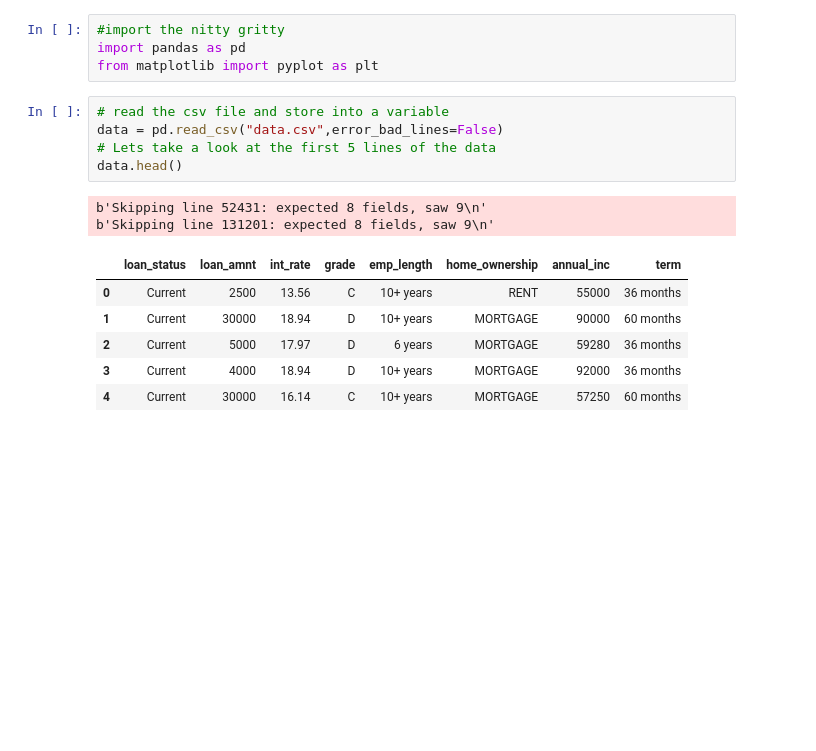
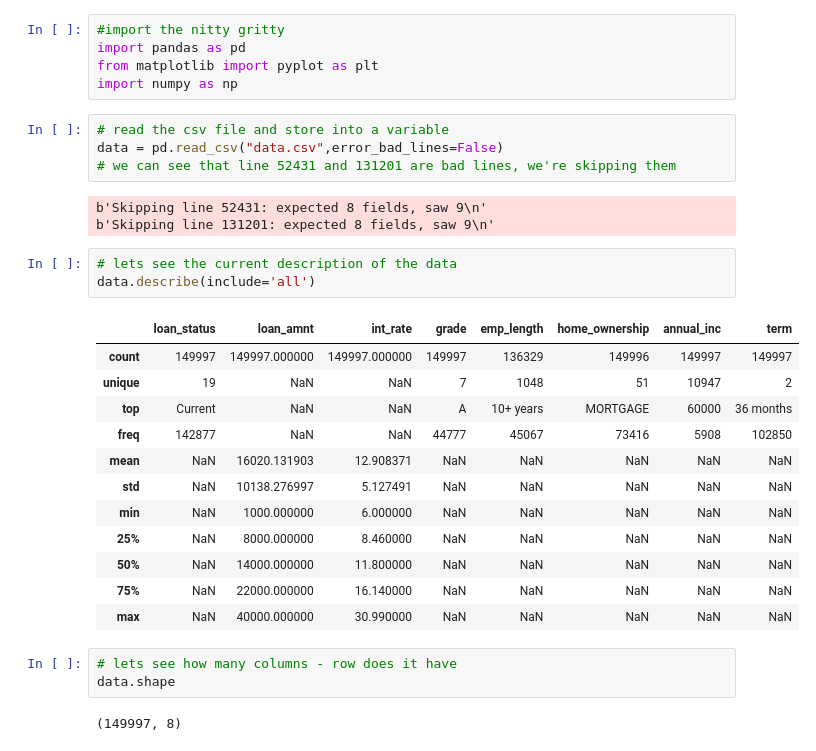
Before and after one commit to jonathanfilbert/pdib, a Jupyter notebook: tugas-1/Tugas 1 PDIB.ipynb, the cells around one changed output. Drawn from its saved outputs; the diff is of its cells as text; blank space fills up the shorter version.

```diff
--- a/tugas-1/Tugas 1 PDIB.ipynb
+++ b/tugas-1/Tugas 1 PDIB.ipynb
@@ -2,20 +2,35 @@
 #import the nitty gritty
 import pandas as pd
 from matplotlib import pyplot as plt
+import numpy as np
 # %%
 # read the csv file and store into a variable
 data = pd.read_csv("data.csv",error_bad_lines=False)
-# Lets take a look at the first 5 lines of the data
-data.head()
+# we can see that line 52431 and 131201 are bad lines, we're skipping them
 # %% [output]
 b'Skipping line 52431: expected 8 fields, saw 9\n'
 b'Skipping line 131201: expected 8 fields, saw 9\n'
-|  | loan_status | loan_amnt | int_rate | grade | emp_length | home_ownership | annual_inc | term |
-| 0 | Current | 2500 | 13.56 | C | 10+ years | RENT | 55000 | 36 months |
-| 1 | Current | 30000 | 18.94 | D | 10+ years | MORTGAGE | 90000 | 60 months |
-| 2 | Current | 5000 | 17.97 | D | 6 years | MORTGAGE | 59280 | 36 months |
-| 3 | Current | 4000 | 18.94 | D | 10+ years | MORTGAGE | 92000 | 36 months |
-| 4 | Current | 30000 | 16.14 | C | 10+ years | MORTGAGE | 57250 | 60 months |
+# %%
+# lets see the current description of the data
+data.describe(include='all')
+# %% [output]
+|  | loan_status | loan_amnt | int_rate | grade | emp_length | home_ownership | annual_inc | term |
+| count | 149997 | 149997.000000 | 149997.000000 | 149997 | 136329 | 149996 | 149997 | 149997 |
+| unique | 19 | NaN | NaN | 7 | 1048 | 51 | 10947 | 2 |
+| top | Current | NaN | NaN | A | 10+ years | MORTGAGE | 60000 | 36 months |
+| freq | 142877 | NaN | NaN | 44777 | 45067 | 73416 | 5908 | 102850 |
+| mean | NaN | 16020.131903 | 12.908371 | NaN | NaN | NaN | NaN | NaN |
+| std | NaN | 10138.276997 | 5.127491 | NaN | NaN | NaN | NaN | NaN |
+| min | NaN | 1000.000000 | 6.000000 | NaN | NaN | NaN | NaN | NaN |
+| 25% | NaN | 8000.000000 | 8.460000 | NaN | NaN | NaN | NaN | NaN |
+| 50% | NaN | 14000.000000 | 11.800000 | NaN | NaN | NaN | NaN | NaN |
+| 75% | NaN | 22000.000000 | 16.140000 | NaN | NaN | NaN | NaN | NaN |
+| max | NaN | 40000.000000 | 30.990000 | NaN | NaN | NaN | NaN | NaN |
+# %%
+# lets see how many columns - row does it have
+data.shape
+# %% [output]
+(149997, 8)
 # %%
 # OK, so nothing seems worong atm, lets check for empty value
 data.isnull()
```
Also changed, not shown: parts of 17 cells of this notebook, 3 other files.
